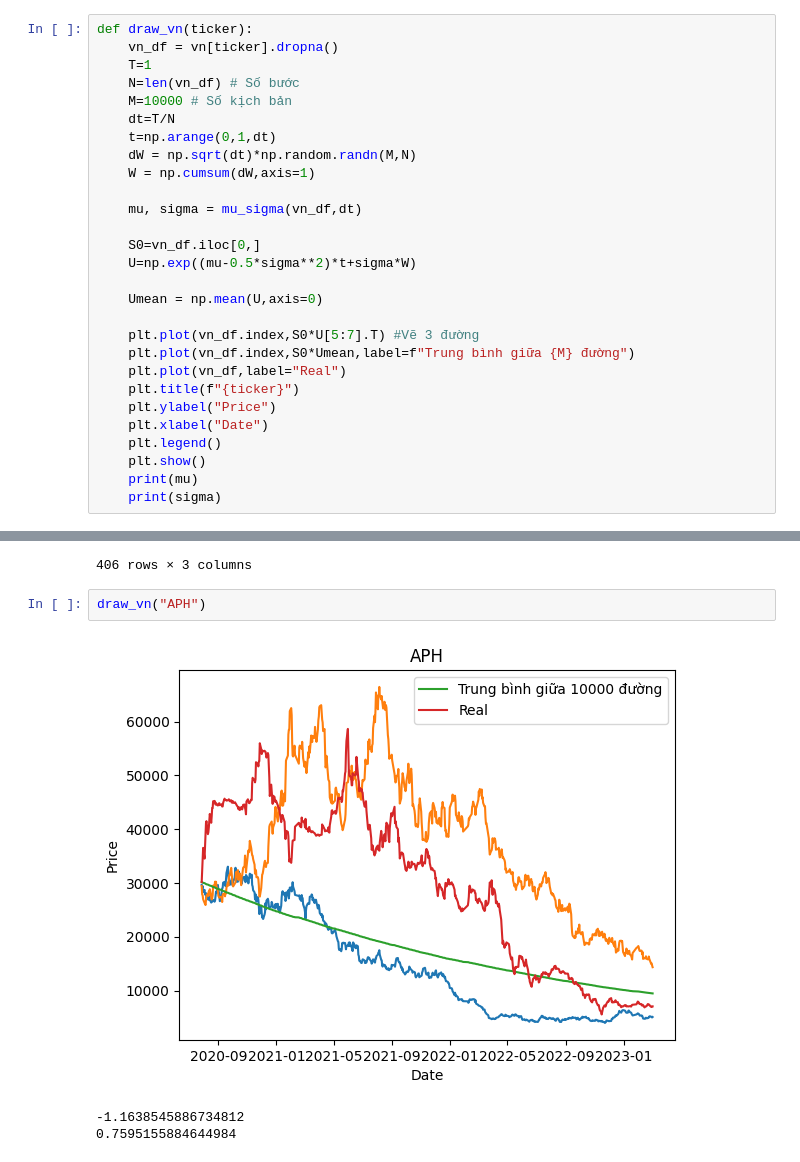
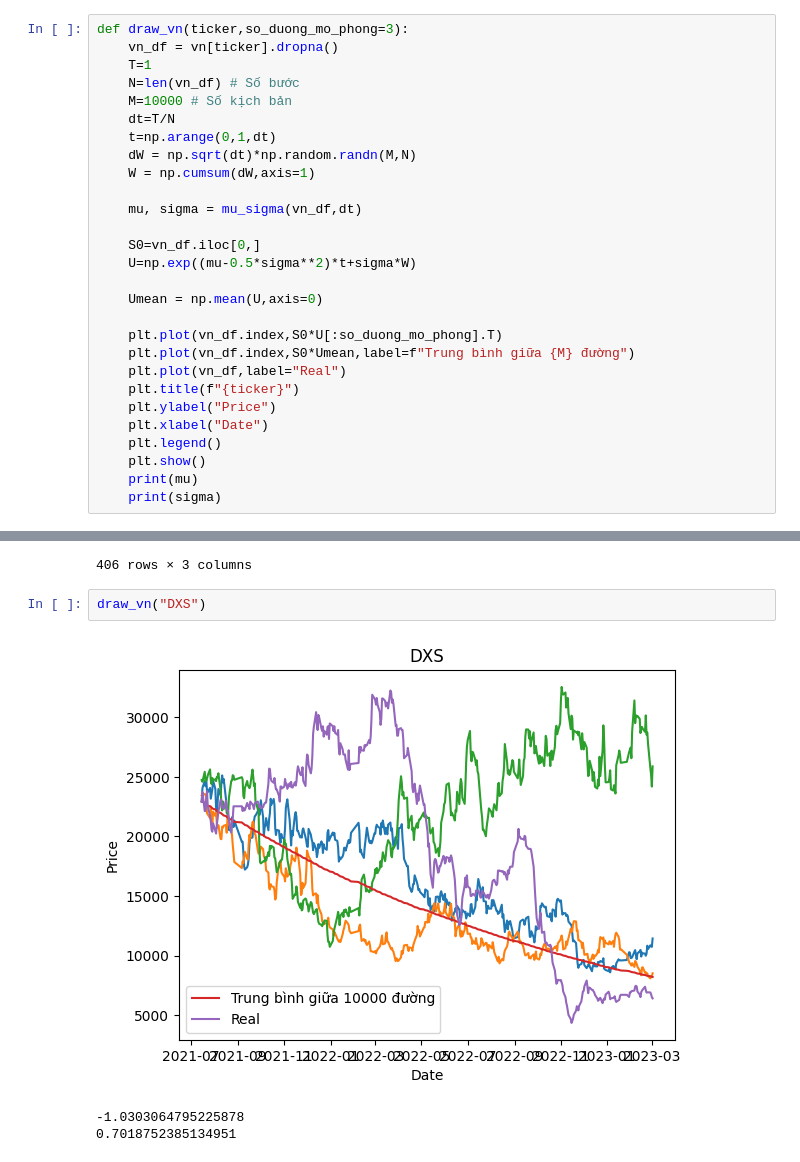
Before and after one commit to khanhtrinh2003/Financial-mathematics, a Jupyter notebook: mo_phong_tren_lop.ipynb, the cells around one changed output, grey strips where cells are left out. Saved outputs shown, nothing was run; the diff lists cells and outputs as text.

```diff
--- a/mo_phong_tren_lop.ipynb
+++ b/mo_phong_tren_lop.ipynb
@@ -120,7 +120,7 @@ print(sigma)
 # %% [markdown]
 ### Hàm mô phỏng cho cổ phiếu bất kỳ
 # %%
-def draw_vn(ticker):
+def draw_vn(ticker,so_duong_mo_phong=3):
     vn_df = vn[ticker].dropna()
     T=1
     N=len(vn_df) # Số bước
@@ -137,7 +137,7 @@ def draw_vn(ticker):
 
     Umean = np.mean(U,axis=0)
 
-    plt.plot(vn_df.index,S0*U[5:7].T) #Vẽ 3 đường
+    plt.plot(vn_df.index,S0*U[:so_duong_mo_phong].T)
     plt.plot(vn_df.index,S0*Umean,label=f"Trung bình giữa {M} đường")
     plt.plot(vn_df,label="Real")
     plt.title(f"{ticker}")
@@ -185,8 +185,8 @@ df.sort_values(by="mu/sigma",ascending=False)
 | YEG | -2.575015 | 1.229541 | -2.094289 |
 406 rows × 3 columns
 # %%
-draw_vn("APH")
+draw_vn("DXS")
 # %% [output]
-[figure, old version]
+[figure, new version]
--1.1638545886734812
-0.7595155884644984
+-1.0303064795225878
+0.7018752385134951
```
Also changed, not shown: parts of 1 cell of this notebook.
